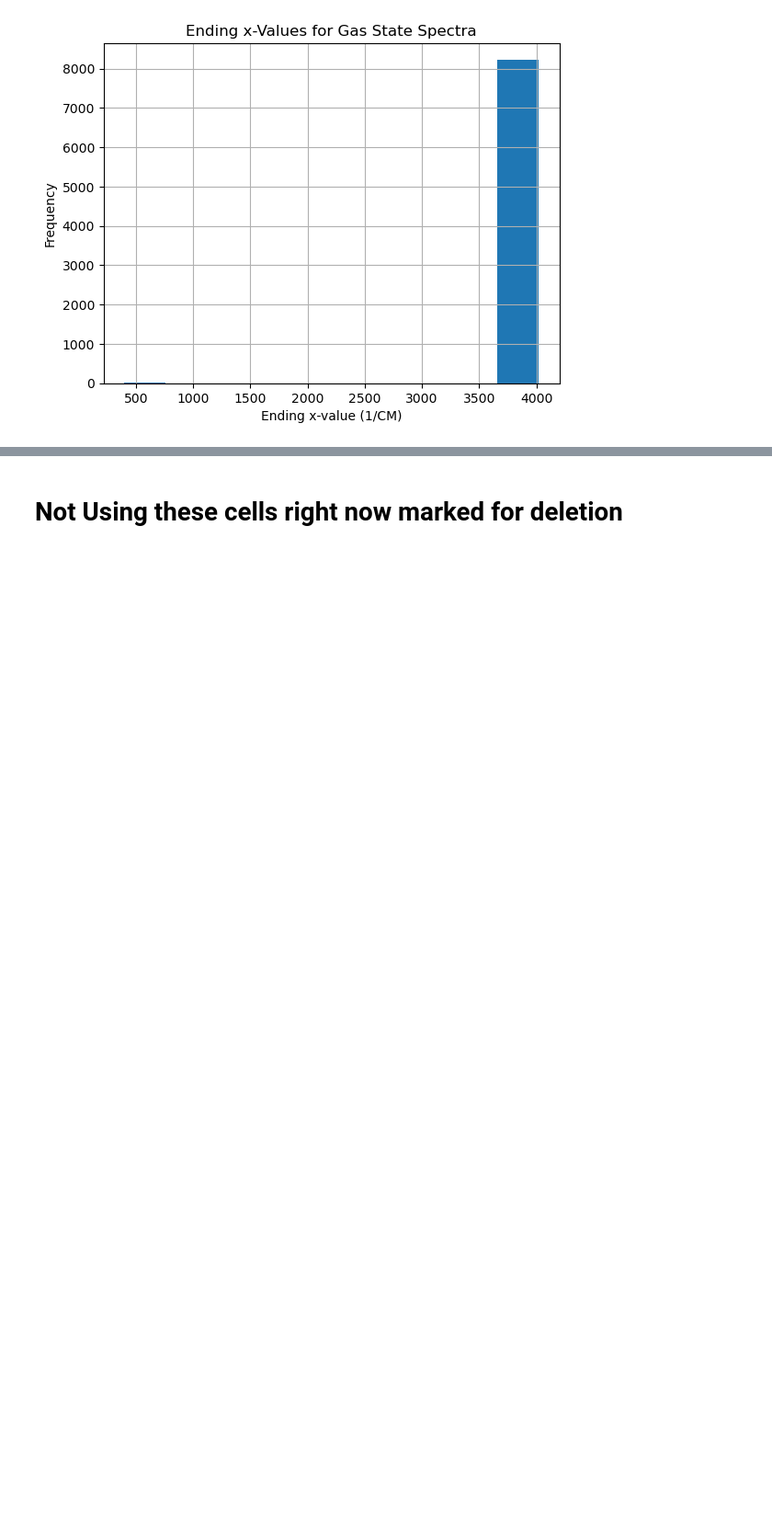
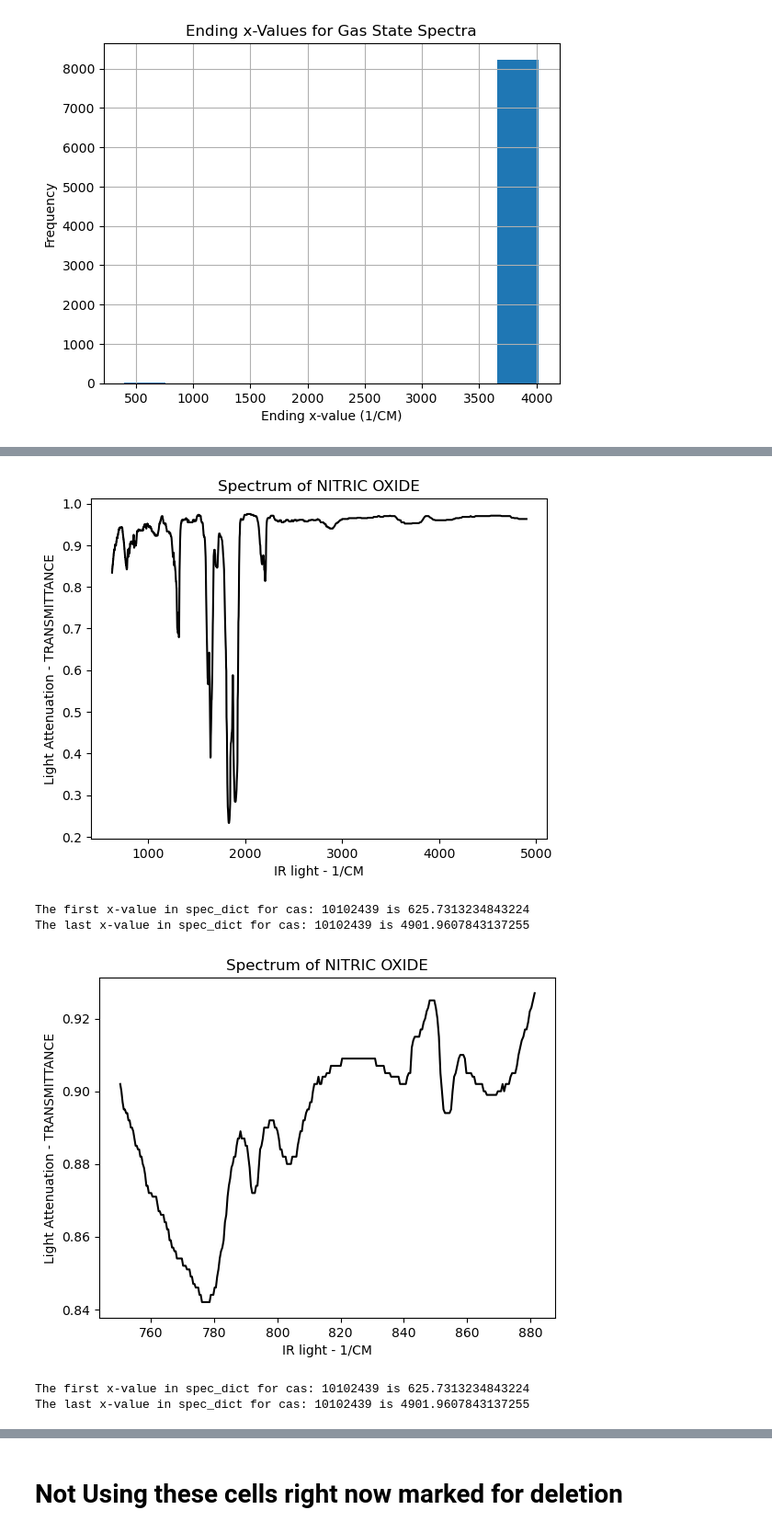
Before and after one commit to kevinpatrickkent/NIST-IR-MachineLearning, a Jupyter notebook: NISTWebbookML.ipynb, the cells around one changed output, grey strips where cells are left out. Shown at 92% size. Saved outputs shown, nothing was run; the diff lists cells and outputs as text; code cells hidden in the pictures; blank space fills up the shorter version.

```diff
--- a/NISTWebbookML.ipynb
+++ b/NISTWebbookML.ipynb
@@ -845,0 +800,31 @@ The last x-value in spec_dict for cas: 7783542 is 3800.0
+# %%
+# Also still have all of the ones converted from wavelength
+
+cas = df.loc[gas & microm, :].index[0]
+ind = spec_dict['cas'].index(cas)
+plt.plot(spec_dict['x'][ind], spec_dict['y'][ind], color = 'black')
+plt.xlabel('IR light - ' + df.loc[cas,'xunits'])
+plt.ylabel('Light Attenuation - ' + df.loc[cas,'yunits'])
+plt.title('Spectrum of ' + df.loc[cas,'title'])
+plt.show()
+print('The first x-value in spec_dict for cas:',cas,'is',spec_dict['x'][ind][0])
+print('The last x-value in spec_dict for cas:',cas,'is',spec_dict['x'][ind][-1])
+
+zstrt = 400
+zend = 700
+cas = df.loc[gas & microm, :].index[0]
+ind = spec_dict['cas'].index(cas)
+plt.plot(spec_dict['x'][ind][zstrt:zend], spec_dict['y'][ind][zstrt:zend], color = 'black')
+plt.xlabel('IR light - ' + df.loc[cas,'xunits'])
+plt.ylabel('Light Attenuation - ' + df.loc[cas,'yunits'])
+plt.title('Spectrum of ' + df.loc[cas,'title'])
+plt.show()
+print('The first x-value in spec_dict for cas:',cas,'is',spec_dict['x'][ind][0])
+print('The last x-value in spec_dict for cas:',cas,'is',spec_dict['x'][ind][-1])
+# %% [output]
+[figure, added]
+The first x-value in spec_dict for cas: 10102439 is 625.7313234843224
+The last x-value in spec_dict for cas: 10102439 is 4901.9607843137255
+[figure, added]
+The first x-value in spec_dict for cas: 10102439 is 625.7313234843224
+The last x-value in spec_dict for cas: 10102439 is 4901.9607843137255
```
Also changed, not shown: parts of 38 cells of this notebook.
